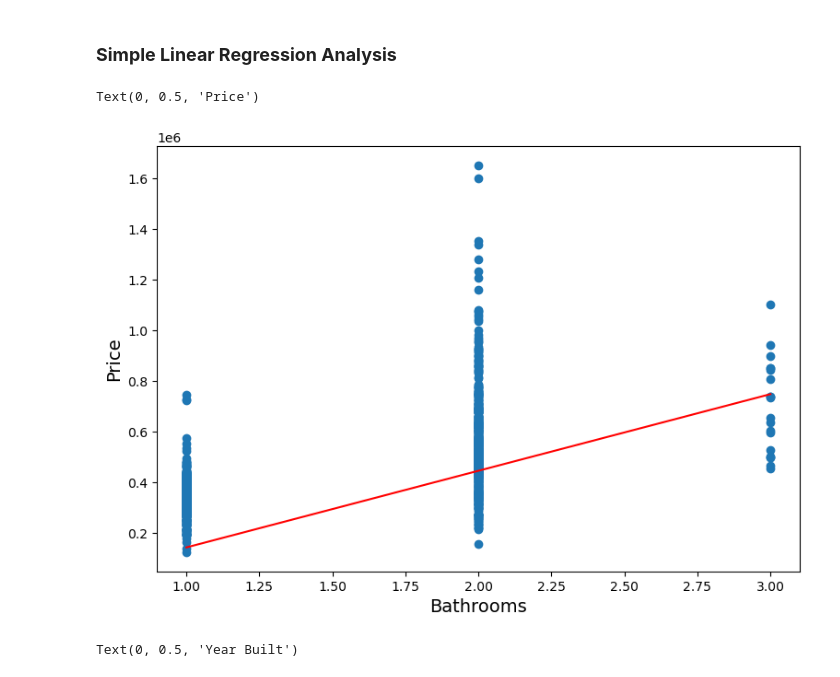
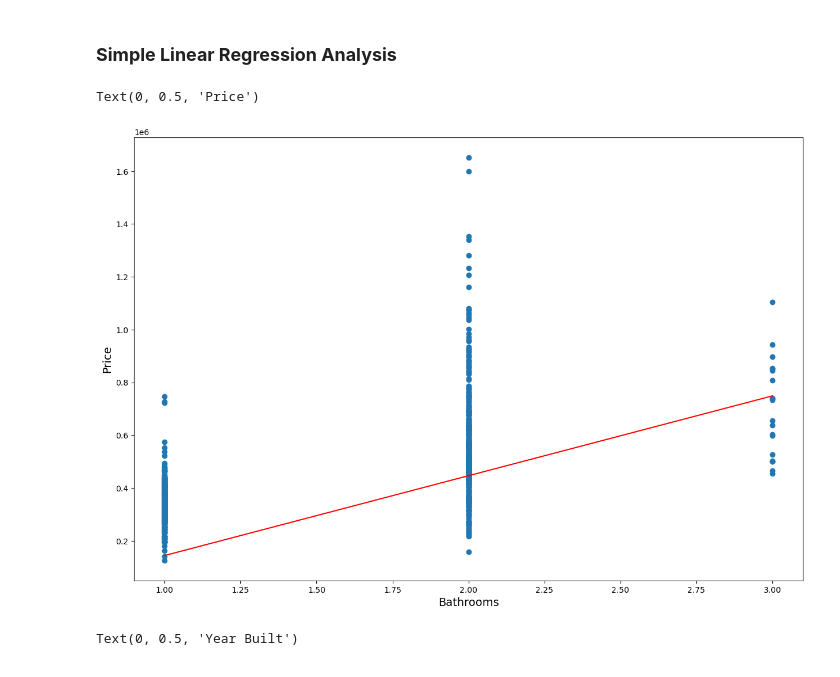
Before and after one commit to dandex200/Data_Science_Python, a Jupyter notebook: Assignment 2/Task3.ipynb, the cells around one changed output. Cells and saved outputs as stored; diff of their text form; code cells hidden in the pictures.

```diff
--- a/Assignment 2/Task3.ipynb
+++ b/Assignment 2/Task3.ipynb
@@ -459,27 +459,26 @@ Yes, there is definitely a correlation seen here. As bathrooms increase, average
 # %%
 #Categorical Analysis Linear Regression #4: Bathrooms
 
 import matplotlib.pyplot as plt
+from sklearn.linear_model import LinearRegression
 %matplotlib inline
 
 x = df_price_baths[["Bathrooms"]].values
 y = df_price_baths[["Price"]].values
 
-from sklearn.linear_model import LinearRegression
 model = LinearRegression()
 model.fit(x, y)
 
-plt.figure(figsize=(9,6))
+plt.figure(figsize=(15,10))
 plt.scatter(x, y)
-# plot the regression line
 m = model.coef_[0]
 b = model.intercept_
 plt.plot([min(x), max(x)], [b, m*max(x) + b], 'r')
 plt.xlabel('Bathrooms', fontsize=14)
 plt.ylabel('Price', fontsize=14)
 # %% [output]
 Text(0, 0.5, 'Price')
-[figure, old version]
+[figure, new version]
 # %%
 #Numeric Analysis #1 Linear Regression: Year Built
 x = df_price_age[["Price"]].values
```
Also changed, not shown: parts of 2 cells of this notebook, 2 other files.
